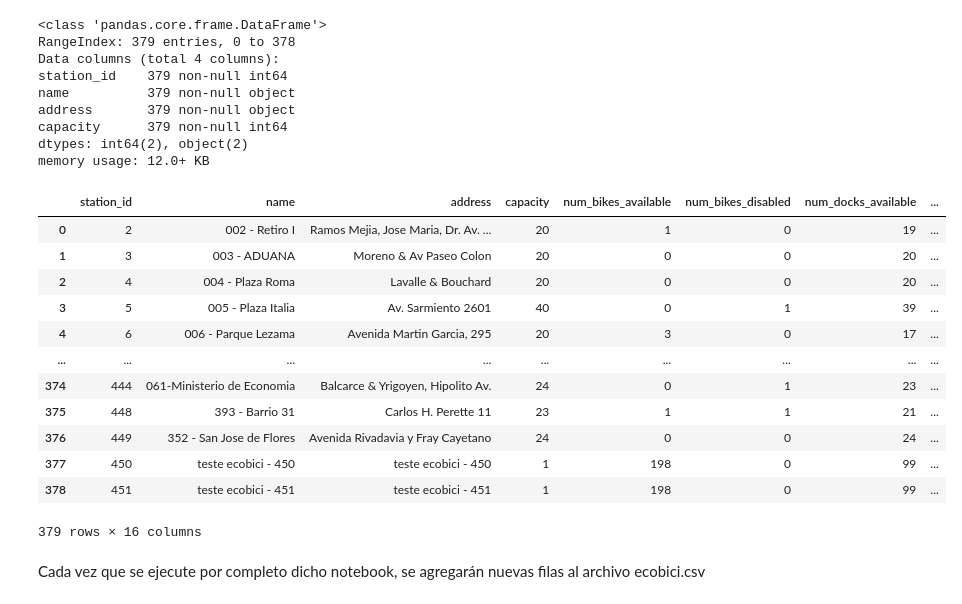
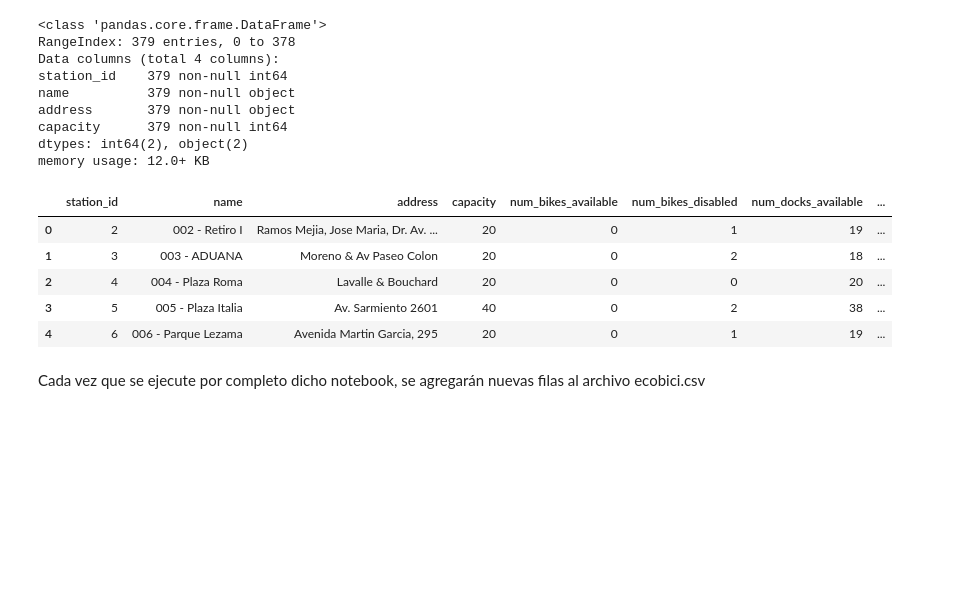
Before and after one commit to guidofranco/ecobici, a Jupyter notebook: ecobici.ipynb, the cells around one changed output. Drawn from its saved outputs; the diff is of its cells as text; code cells hidden in the pictures; blank space fills up the shorter version.

```diff
--- a/ecobici.ipynb
+++ b/ecobici.ipynb
@@ -179,21 +179,16 @@ dtypes: int64(2), object(2)
 memory usage: 12.0+ KB
 # %%
 # Agregamos nuevas columnas al 1er dataframe realizando un merge con el df con info de las estaciones
-pd.merge(df_stations_info, df_stations, on='station_id', how='inner')
+df_stations.set_index('station_id', inplace=True)
+df_stations = df_stations_info.join(df_stations, on='station_id', how='inner')
+df_stations.head()
 # %% [output]
 |  | station_id | name | address | capacity | num_bikes_available | num_bikes_disabled | num_docks_available | ... |
-| 0 | 2 | 002 - Retiro I | Ramos Mejia, Jose Maria, Dr. Av. ... | 20 | 1 | 0 | 19 | ... |
-| 1 | 3 | 003 - ADUANA | Moreno & Av Paseo Colon | 20 | 0 | 0 | 20 | ... |
+| 0 | 2 | 002 - Retiro I | Ramos Mejia, Jose Maria, Dr. Av. ... | 20 | 0 | 1 | 19 | ... |
+| 1 | 3 | 003 - ADUANA | Moreno & Av Paseo Colon | 20 | 0 | 2 | 18 | ... |
 | 2 | 4 | 004 - Plaza Roma | Lavalle & Bouchard | 20 | 0 | 0 | 20 | ... |
-| 3 | 5 | 005 - Plaza Italia | Av. Sarmiento 2601 | 40 | 0 | 1 | 39 | ... |
-| 4 | 6 | 006 - Parque Lezama | Avenida Martin Garcia, 295 | 20 | 3 | 0 | 17 | ... |
-| ... | ... | ... | ... | ... | ... | ... | ... | ... |
-| 374 | 444 | 061-Ministerio de Economia | Balcarce & Yrigoyen, Hipolito Av. | 24 | 0 | 1 | 23 | ... |
-| 375 | 448 | 393 - Barrio 31 | Carlos H. Perette 11 | 23 | 1 | 1 | 21 | ... |
-| 376 | 449 | 352 - San Jose de Flores | Avenida Rivadavia y Fray Cayetano | 24 | 0 | 0 | 24 | ... |
-| 377 | 450 | teste ecobici - 450 | teste ecobici - 450 | 1 | 198 | 0 | 99 | ... |
-| 378 | 451 | teste ecobici - 451 | teste ecobici - 451 | 1 | 198 | 0 | 99 | ... |
+| 3 | 5 | 005 - Plaza Italia | Av. Sarmiento 2601 | 40 | 0 | 2 | 38 | ... |
+| 4 | 6 | 006 - Parque Lezama | Avenida Martin Garcia, 295 | 20 | 0 | 1 | 19 | ... |
-379 rows × 16 columns
 # %% [markdown]
 Cada vez que se ejecute por completo dicho notebook, se agregarán nuevas filas al archivo ecobici.csv
 # %%
```
Also changed, not shown: parts of 4 cells of this notebook.
